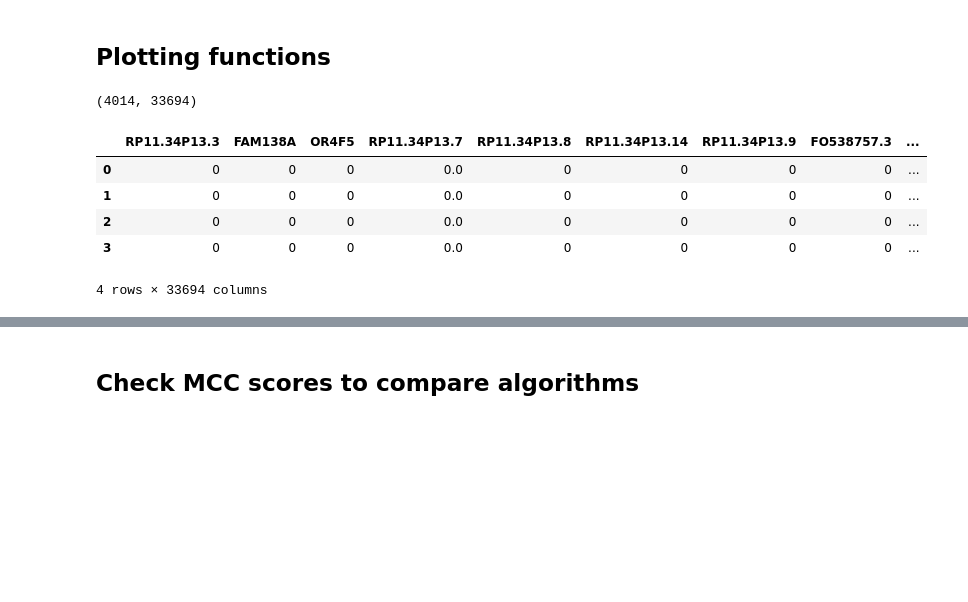
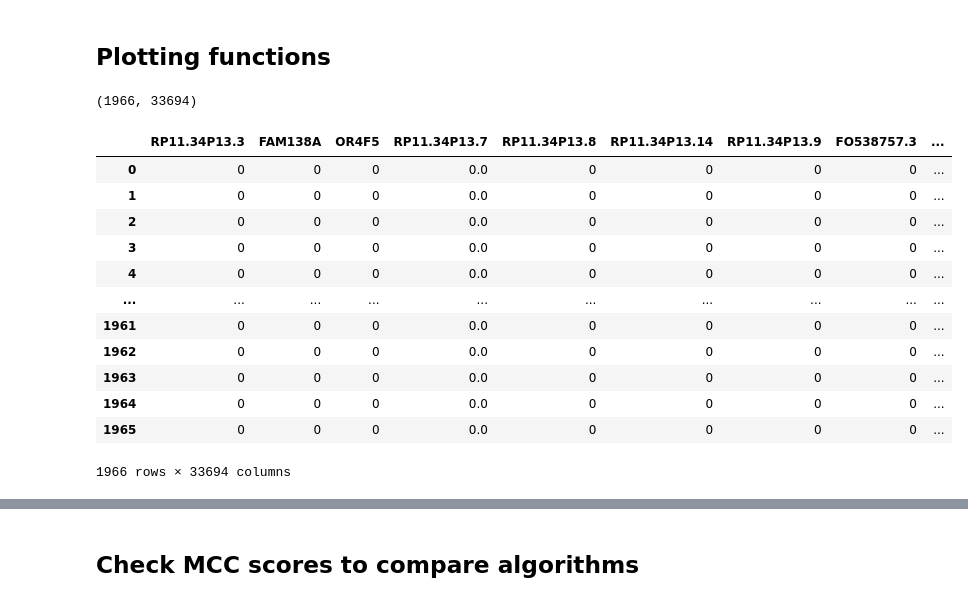
Before and after one commit to daphnetsolissou/scRNAseq-CellTypeClassifier-breast-epithelium, a Jupyter notebook: model_selection_pipeline.ipynb, the cells around one changed output, grey strips where cells are left out. Cells and saved outputs as stored; diff of their text form; code cells hidden in the pictures; blank space fills up the shorter version.

```diff
--- a/model_selection_pipeline.ipynb
+++ b/model_selection_pipeline.ipynb
@@ -109,0 +112,4 @@ array([0, 0, 2, ..., 2, 1, 0])
+# %%
+# create held-out test set for final model testing
+X, X_test, y, y_test = train_test_split(X, y, random_state=42, test_size=0.3, stratify=y, shuffle=True)
+print(X_test.shape)
@@ -109,0 +118,13 @@ array([0, 0, 2, ..., 2, 1, 0])
+# %%
+# reset indices
+X = X.reset_index(drop=True)
+X_test = X_test.reset_index(drop=True)
+
+y_df = pd.DataFrame(y)
+y_test_df = pd.DataFrame(y)
+
+y_df = y_df.reset_index(drop=True)
+y_test_df = y_test_df.reset_index(drop=True)
+
+y_train = y_df.to_numpy()
+y_test = y_test_df.to_numpy()
@@ -298,16 +357,24 @@ def compare_mean_mccs(results_dict):
 # %%
 X.shape
 # %% [output]
-(4014, 33694)
+(1966, 33694)
 # %%
-X.loc[[0,1,2,3]]
+#X.loc[[0,1,2,3]]
+X
 # %% [output]
 |  | RP11.34P13.3 | FAM138A | OR4F5 | RP11.34P13.7 | RP11.34P13.8 | RP11.34P13.14 | RP11.34P13.9 | FO538757.3 | ... |
 | 0 | 0 | 0 | 0 | 0.0 | 0 | 0 | 0 | 0 | ... |
 | 1 | 0 | 0 | 0 | 0.0 | 0 | 0 | 0 | 0 | ... |
 | 2 | 0 | 0 | 0 | 0.0 | 0 | 0 | 0 | 0 | ... |
 | 3 | 0 | 0 | 0 | 0.0 | 0 | 0 | 0 | 0 | ... |
+| 4 | 0 | 0 | 0 | 0.0 | 0 | 0 | 0 | 0 | ... |
+| ... | ... | ... | ... | ... | ... | ... | ... | ... | ... |
+| 1961 | 0 | 0 | 0 | 0.0 | 0 | 0 | 0 | 0 | ... |
+| 1962 | 0 | 0 | 0 | 0.0 | 0 | 0 | 0 | 0 | ... |
+| 1963 | 0 | 0 | 0 | 0.0 | 0 | 0 | 0 | 0 | ... |
+| 1964 | 0 | 0 | 0 | 0.0 | 0 | 0 | 0 | 0 | ... |
+| 1965 | 0 | 0 | 0 | 0.0 | 0 | 0 | 0 | 0 | ... |
-4 rows × 33694 columns
+1966 rows × 33694 columns
 # %%
 results, params_dict = run_all_classifiers(X,y)
 # %% [output]
```
Also changed, not shown: parts of 10 cells of this notebook.
